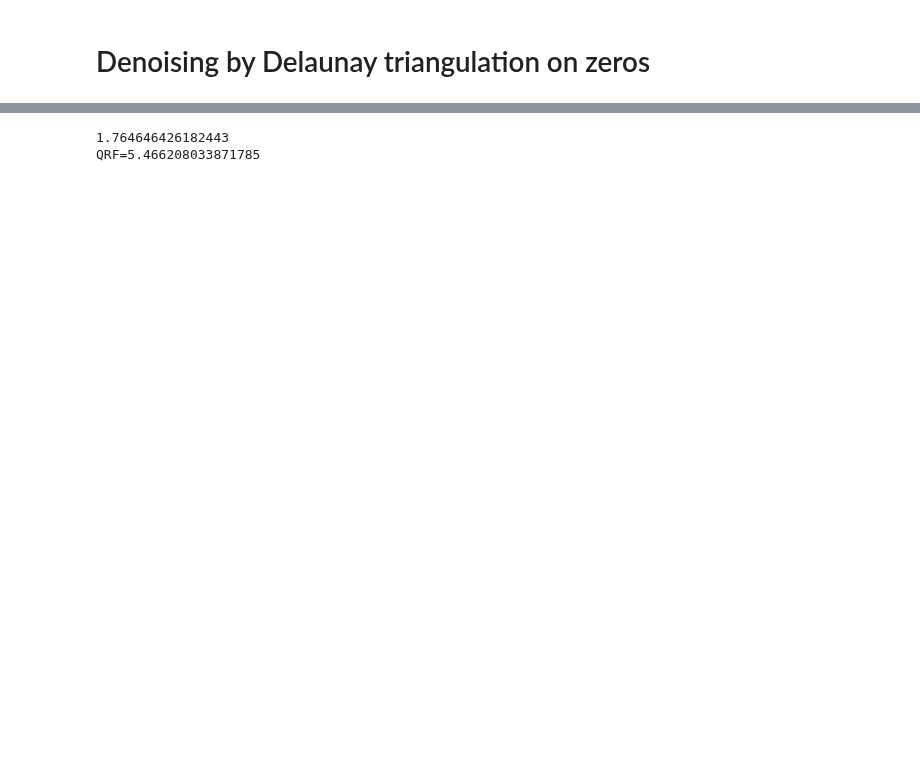
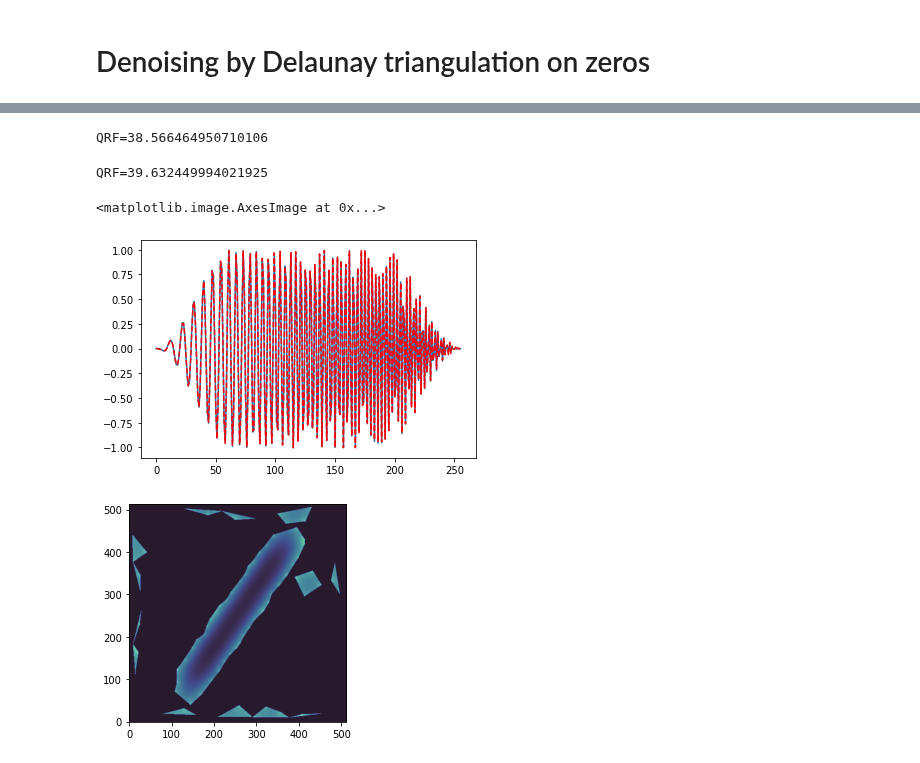
Before and after one commit to jmiramont/benchmarks-detection-denoising, a Jupyter notebook: notebooks/demo_method_delaunay_triangulation.ipynb, the cells around one changed output, grey strips where cells are left out. Saved outputs shown, nothing was run; the diff lists cells and outputs as text; code cells hidden in the pictures; blank space fills up the shorter version.

```diff
--- a/notebooks/demo_method_delaunay_triangulation.ipynb
+++ b/notebooks/demo_method_delaunay_triangulation.ipynb
@@ -28,21 +36,36 @@ signal = add_snr(s,SNRin)
 # %%
-
 Nfft = 2*N
 g,T = get_round_window(Nfft)
 Lx = Nfft/T
 S, stft, stft_padded, Npad = get_spectrogram(signal, window = g)
 output = delaunay_triangulation_denoising(signal,
                                             return_dic = True,
-                                            adapt_thr=True,
-                                            LB = 1.60,
+                                            adapt_thr=False,
+                                            LB = 1.9,
                                             )
 s_r, mask, tri, tri_select, zeros = ( output[key] for key in
                                     ('s_r','mask','tri','tri_select','zeros')
                                     )
+
 print("QRF={}".format(10*np.log10((np.sum(s**2))/(np.sum((s-s_r)**2)))))
 # %% [output]
-1.764646426182443
-QRF=5.466208033871785
+QRF=38.566464950710106
+# %%
+s_r_e = s_r[tmin:tmax]
+s_e = s[tmin:tmax]
+print("QRF={}".format(10*np.log10((np.sum(s_e**2))/(np.sum((s_e-s_r_e)**2)))))
+
+plt.figure()
+plt.plot(s_e)
+plt.plot(s_r_e,'--r')
+
+plt.figure()
+plt.imshow(np.log10(S)*mask, origin='lower', cmap=cmocean.cm.deep)
+# %% [output]
+QRF=39.632449994021925
+<matplotlib.image.AxesImage at 0x...>
+[figure, added]
+[figure, added]
 # %%
 fig, ax = plt.subplots(1,2,figsize = (10,5))
 ax[0].imshow(np.log10(S), origin='lower', cmap=cmocean.cm.deep)
```
Also changed, not shown: parts of 3 cells of this notebook, 14 other files.
